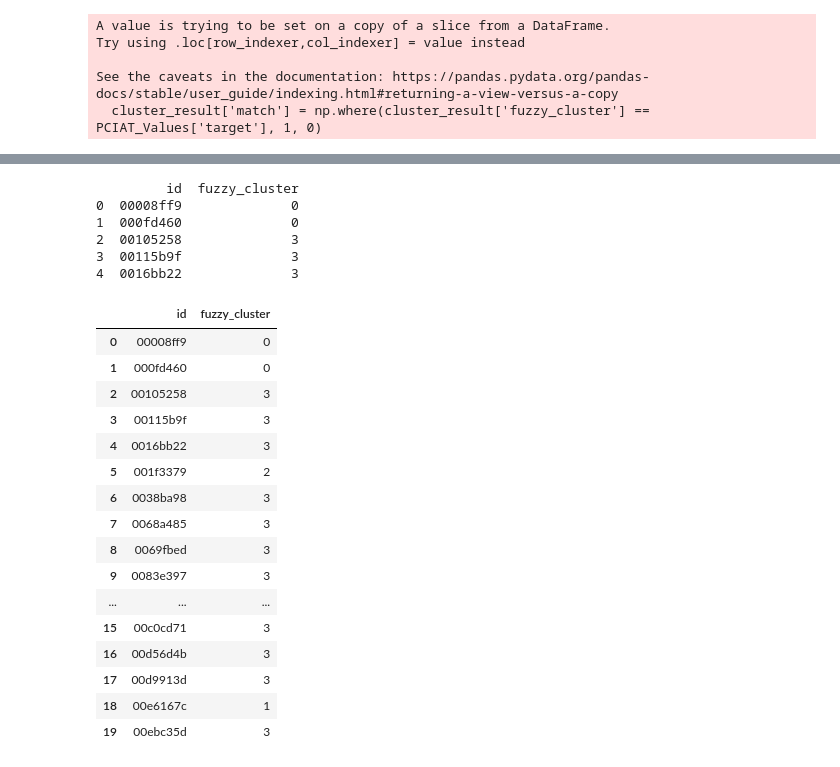
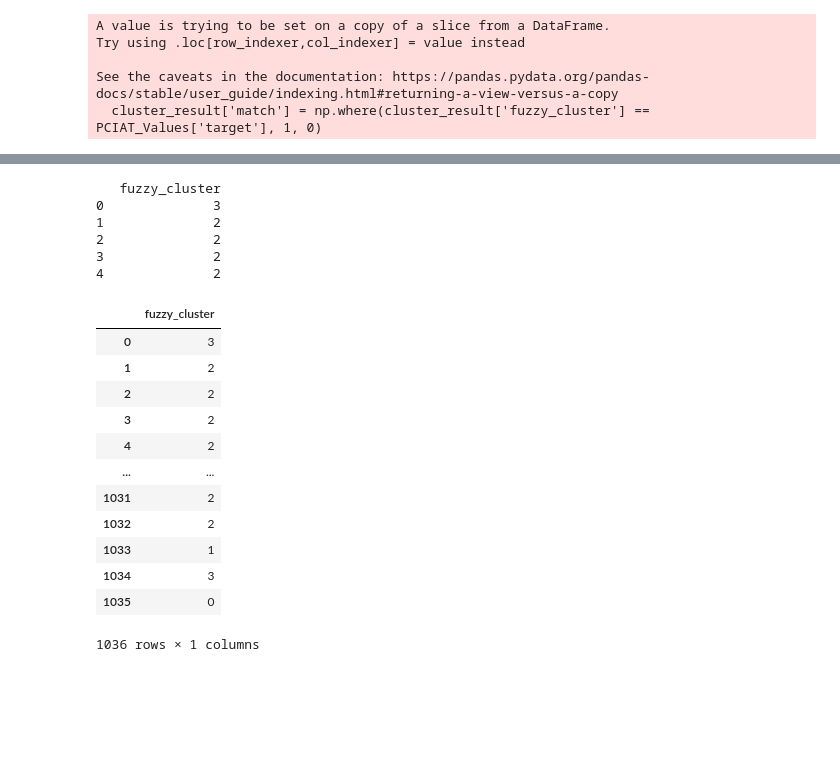
Before and after one commit to tsm40/Internet-Use, a Jupyter notebook: fuzzyKMeans.ipynb, the cells around one changed output, grey strips where cells are left out. Cells and saved outputs as stored; diff of their text form; code cells hidden in the pictures; blank space fills up the shorter version.

```diff
--- a/fuzzyKMeans.ipynb
+++ b/fuzzyKMeans.ipynb
@@ -176,27 +136,23 @@ plt.show()
 # %%
-test_df = pd.read_csv('test.csv')
+test_df = pd.read_csv('test_pca.csv')
 fuzzyEvaluator(test_df)
 # %% [output]
-         id  fuzzy_cluster
-0  00008ff9              0
-1  000fd460              0
-2  00105258              3
-3  00115b9f              3
-4  0016bb22              3
+   fuzzy_cluster
+0              3
+1              2
+2              2
+3              2
+4              2
-|  | id | fuzzy_cluster |
-| 0 | 00008ff9 | 0 |
-| 1 | 000fd460 | 0 |
-| 2 | 00105258 | 3 |
-| 3 | 00115b9f | 3 |
-| 4 | 0016bb22 | 3 |
-| 5 | 001f3379 | 2 |
-| 6 | 0038ba98 | 3 |
-| 7 | 0068a485 | 3 |
-| 8 | 0069fbed | 3 |
-| 9 | 0083e397 | 3 |
-| ... | ... | ... |
-| 15 | 00c0cd71 | 3 |
-| 16 | 00d56d4b | 3 |
-| 17 | 00d9913d | 3 |
-| 18 | 00e6167c | 1 |
-| 19 | 00ebc35d | 3 |
+|  | fuzzy_cluster |
+| 0 | 3 |
+| 1 | 2 |
+| 2 | 2 |
+| 3 | 2 |
+| 4 | 2 |
+| ... | ... |
+| 1031 | 2 |
+| 1032 | 2 |
+| 1033 | 1 |
+| 1034 | 3 |
+| 1035 | 0 |
+1036 rows × 1 columns
```
Also changed, not shown: parts of 5 cells of this notebook, 1 other file.
